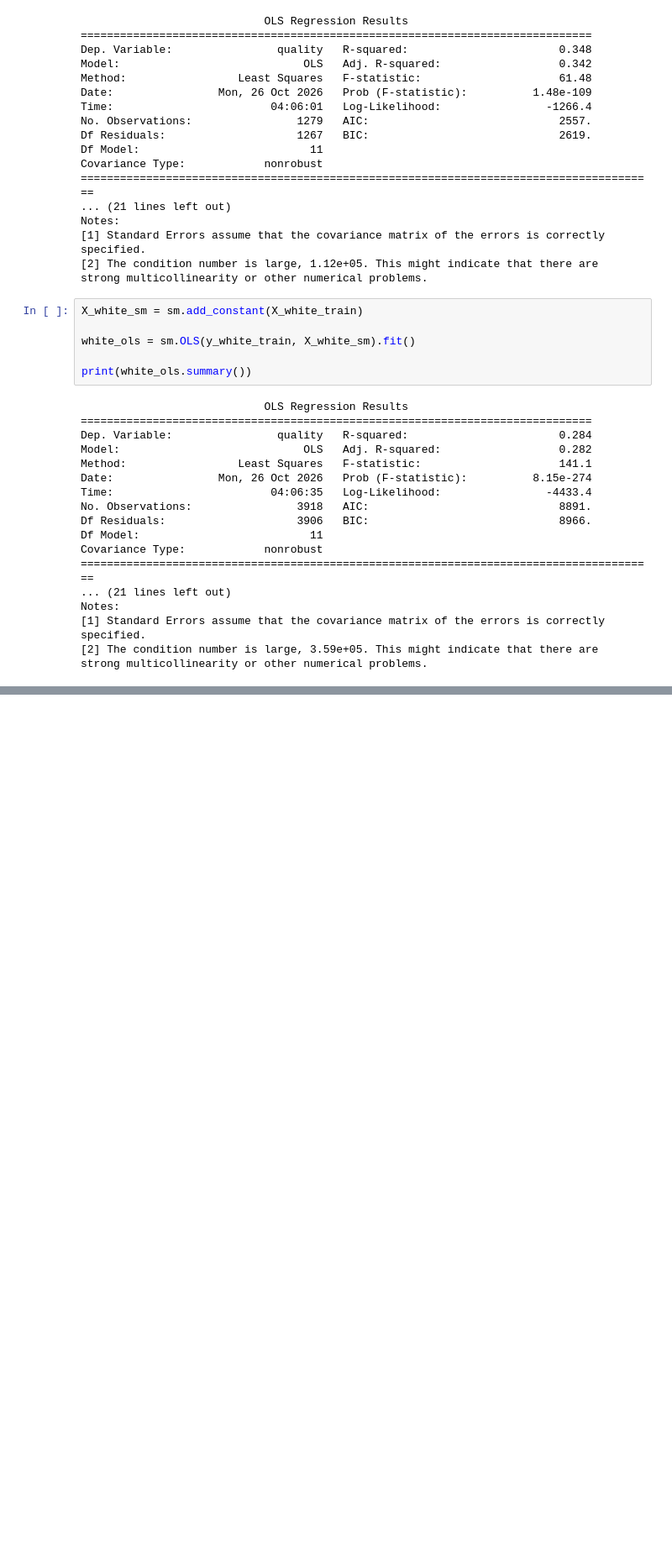
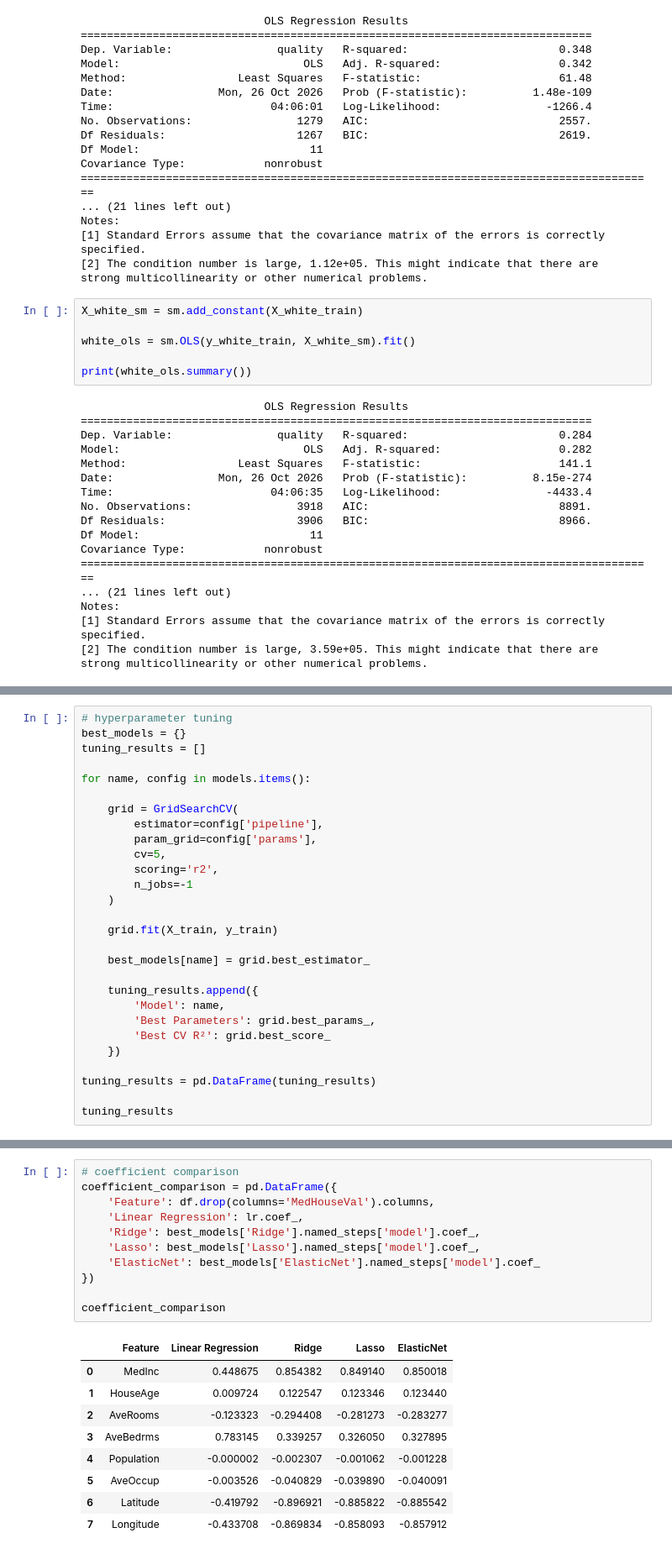
Before and after one commit to Gyrith/Machine-Learning-Models, a Jupyter notebook: Supervised Learning/Linear Regression.ipynb, the cells around one changed output, grey strips where cells are left out. Shown at 84% size. Drawn from its saved outputs; the diff is of its cells as text; blank space fills up the shorter version.

Commit message:
Linear Regression

```diff
--- a/Supervised Learning/Linear Regression.ipynb
+++ b/Supervised Learning/Linear Regression.ipynb
@@ -780,0 +821,28 @@ strong multicollinearity or other numerical problems.
+# %%
+# hyperparameter tuning
+best_models = {}
+tuning_results = []
+
+for name, config in models.items():
+
+    grid = GridSearchCV(
+        estimator=config['pipeline'],
+        param_grid=config['params'],
+        cv=5,
+        scoring='r2',
+        n_jobs=-1
+    )
+
+    grid.fit(X_train, y_train)
+
+    best_models[name] = grid.best_estimator_
+
+    tuning_results.append({
+        'Model': name,
+        'Best Parameters': grid.best_params_,
+        'Best CV R²': grid.best_score_
+    })
+
+tuning_results = pd.DataFrame(tuning_results)
+
+tuning_results
@@ -780,0 +906,21 @@ strong multicollinearity or other numerical problems.
+# %%
+# coefficient comparison
+coefficient_comparison = pd.DataFrame({
+    'Feature': df.drop(columns='MedHouseVal').columns,
+    'Linear Regression': lr.coef_,
+    'Ridge': best_models['Ridge'].named_steps['model'].coef_,
+    'Lasso': best_models['Lasso'].named_steps['model'].coef_,
+    'ElasticNet': best_models['ElasticNet'].named_steps['model'].coef_
+})
+
+coefficient_comparison
+# %% [output]
+|  | Feature | Linear Regression | Ridge | Lasso | ElasticNet |
+| 0 | MedInc | 0.448675 | 0.854382 | 0.849140 | 0.850018 |
+| 1 | HouseAge | 0.009724 | 0.122547 | 0.123346 | 0.123440 |
+| 2 | AveRooms | -0.123323 | -0.294408 | -0.281273 | -0.283277 |
+| 3 | AveBedrms | 0.783145 | 0.339257 | 0.326050 | 0.327895 |
+| 4 | Population | -0.000002 | -0.002307 | -0.001062 | -0.001228 |
+| 5 | AveOccup | -0.003526 | -0.040829 | -0.039890 | -0.040091 |
+| 6 | Latitude | -0.419792 | -0.896921 | -0.885822 | -0.885542 |
+| 7 | Longitude | -0.433708 | -0.869834 | -0.858093 | -0.857912 |
```
Also changed, not shown: parts of 8 cells of this notebook.
